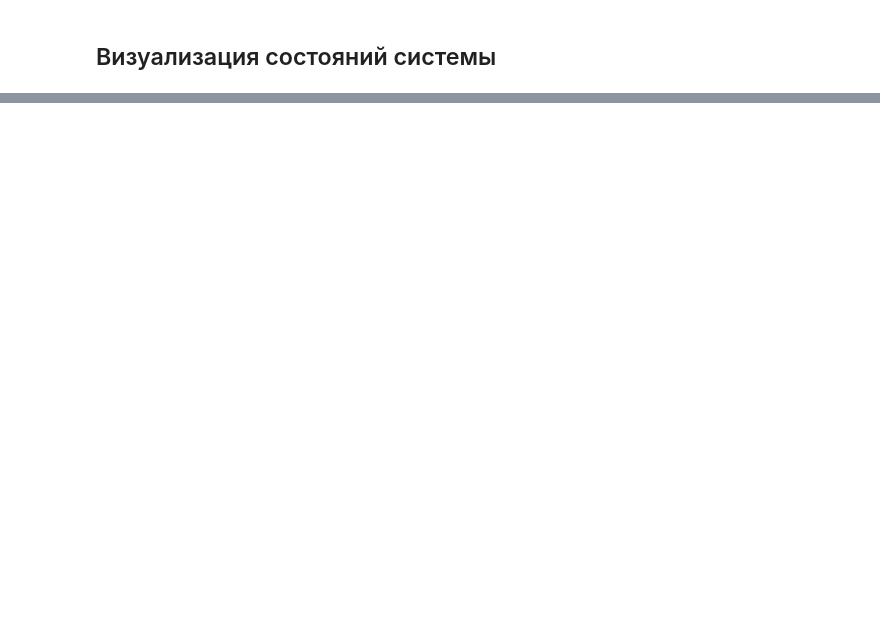
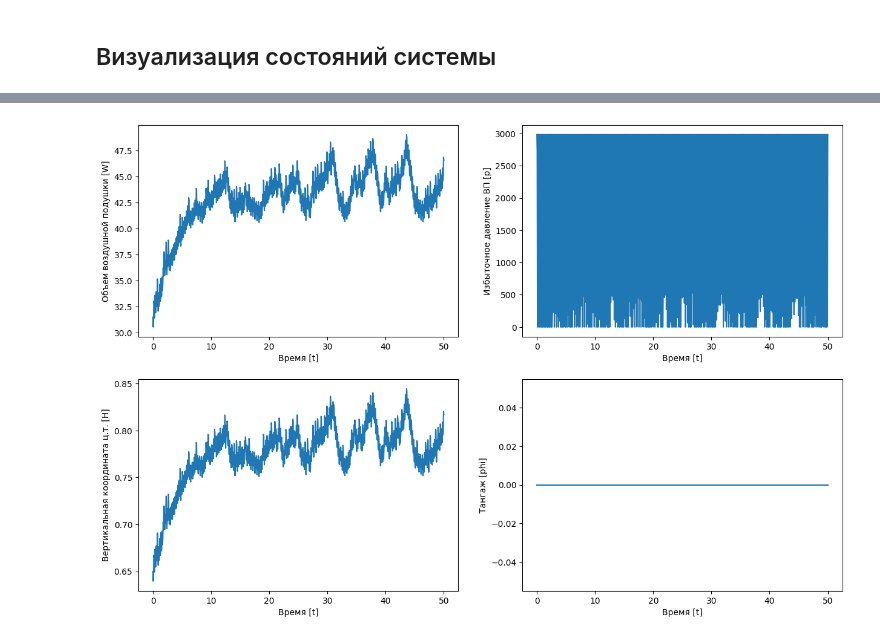
Before and after one commit to shustrov38/jubilant-bassoon, a Jupyter notebook: scripts/approx.ipynb, the cells around one changed output, grey strips where cells are left out. Cells and saved outputs as stored; diff of their text form; code cells hidden in the pictures; blank space fills up the shorter version.

```diff
--- a/scripts/approx.ipynb
+++ b/scripts/approx.ipynb
@@ -123,0 +150,22 @@ plt.plot();
+# %%
+fig, ((ax1, ax2), (ax3, ax4)) = plt.subplots(2, 2, figsize=(15, 10))
+
+ax1.plot(df['dt'], df['W'])
+ax1.set_ylabel('Объем воздушной подушки [W]')
+ax1.set_xlabel('Время [t]')
+
+ax2.plot(df['dt'], df['p'])
+ax2.set_ylabel('Избыточное давление ВП [p]')
+ax2.set_xlabel('Время [t]')
+
+ax3.plot(df['dt'], df['H'])
+ax3.set_ylabel('Вертикальная координата ц.т. [H]')
+ax3.set_xlabel('Время [t]')
+
+ax4.plot(df['dt'], df['phi'])
+ax4.set_ylabel('Тангаж [phi]')
+ax4.set_xlabel('Время [t]')
+
+plt.plot();
+# %% [output]
+[figure, added]
```
Also changed, not shown: parts of 5 cells of this notebook, 5 other files.
